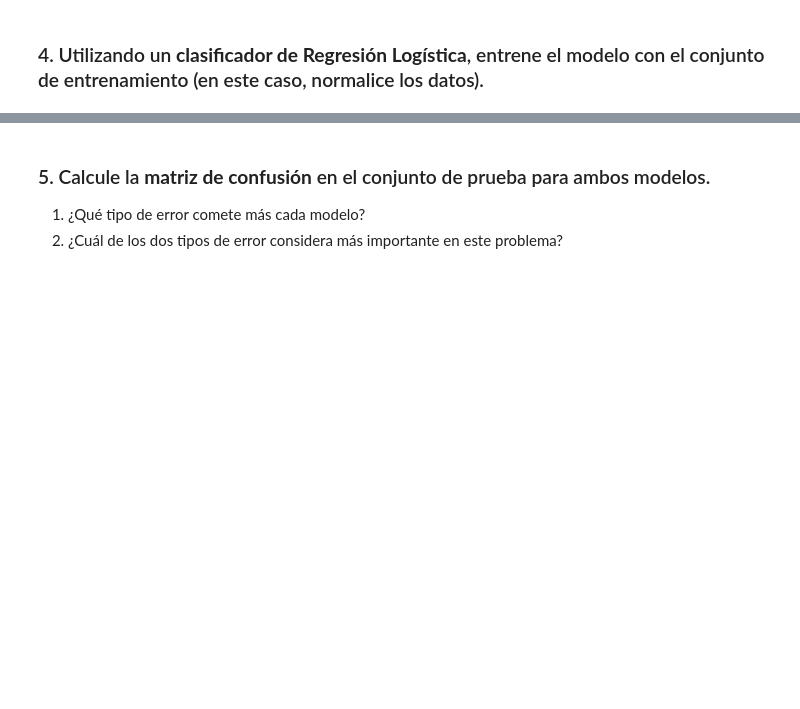
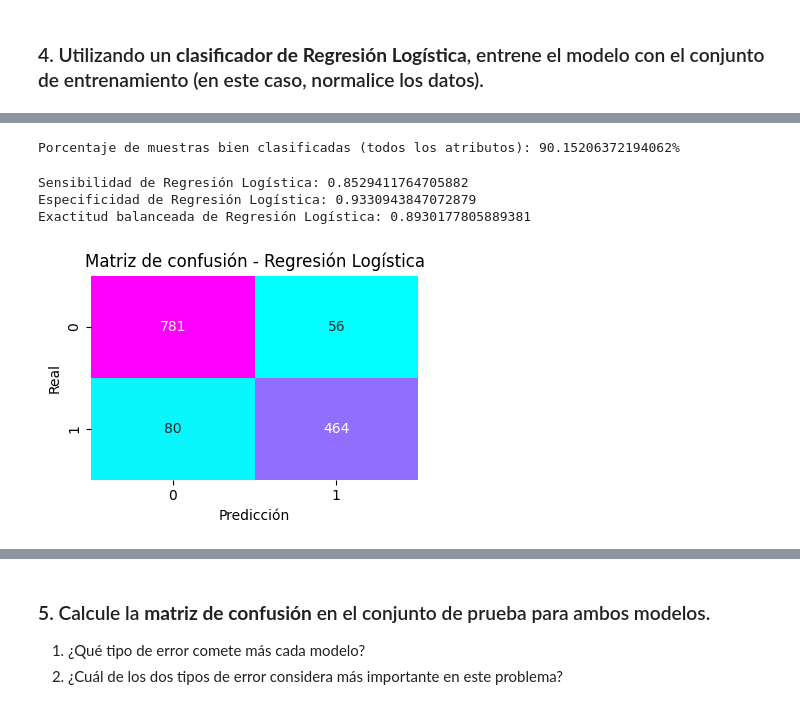
Before and after one commit to gasper-az/intro_ia, a Jupyter notebook: resoluciones_tp/tp_03/resolucion.ipynb, the cells around one changed output, grey strips where cells are left out. Drawn from its saved outputs; the diff is of its cells as text; code cells hidden in the pictures; blank space fills up the shorter version.

```diff
--- a/resoluciones_tp/tp_03/resolucion.ipynb
+++ b/resoluciones_tp/tp_03/resolucion.ipynb
@@ -305,0 +320,14 @@ plt.tight_layout();
+# %%
+preprocessor = ColumnTransformer(
+    transformers=[
+        ('num', MinMaxScaler(), columns_names)
+    ]
+)
+
+# Y luego el pipeline con regresión logística
+logistic_regression_model = Pipeline(steps=[
+    ('preprocessor', preprocessor),
+    ('regressor', LogisticRegression(random_state=random_state, class_weight="balanced"))
+])
+
+logistic_regression_model.fit(X_train, y_train)
@@ -305,0 +354,37 @@ plt.tight_layout();
+# %%
+print(f"Porcentaje de muestras bien clasificadas (todos los atributos): {(logistic_regression_model.score(X_test, y_test)*100)}%")
+# %% [output]
+Porcentaje de muestras bien clasificadas (todos los atributos): 90.15206372194062%
+# %%
+def sens_spec(y_real, y_pred):
+    cm = confusion_matrix(y_real, y_pred)
+    sensitivity = cm[1, 1] / np.sum(cm[1, :])
+    specifity = cm[0, 0] / np.sum(cm[0, :])
+    balanced_accuracy = (sensitivity + specifity) / 2
+
+    return cm, sensitivity, specifity, balanced_accuracy
+# %%
+y_pred_logistic_regression = logistic_regression_model.predict(X_test)
+# %%
+# Métricas
+(cm_log_regr, sensitivity_log_regr, specifity_log_regr, balanced_accuracy_log_regr) = sens_spec(y_test, y_pred_logistic_regression)
+# %%
+print(f"Sensibilidad de Regresión Logística: {sensitivity_log_regr}")
+print(f"Especificidad de Regresión Logística: {specifity_log_regr}")
+print(f"Exactitud balanceada de Regresión Logística: {balanced_accuracy_log_regr}")
+# %% [output]
+Sensibilidad de Regresión Logística: 0.8529411764705882
+Especificidad de Regresión Logística: 0.9330943847072879
+Exactitud balanceada de Regresión Logística: 0.8930177805889381
+# %%
+plt.figure(figsize=(4, 3))
+sns.heatmap(cm_log_regr, annot=True, fmt="d", cmap="cool", cbar=False)
+
+plt.xlabel("Predicción")
+plt.ylabel("Real")
+plt.title("Matriz de confusión - Regresión Logística")
+
+plt.tight_layout()
+plt.show()
+# %% [output]
+[figure, added]
```
Also changed, not shown: parts of 14 cells of this notebook.
